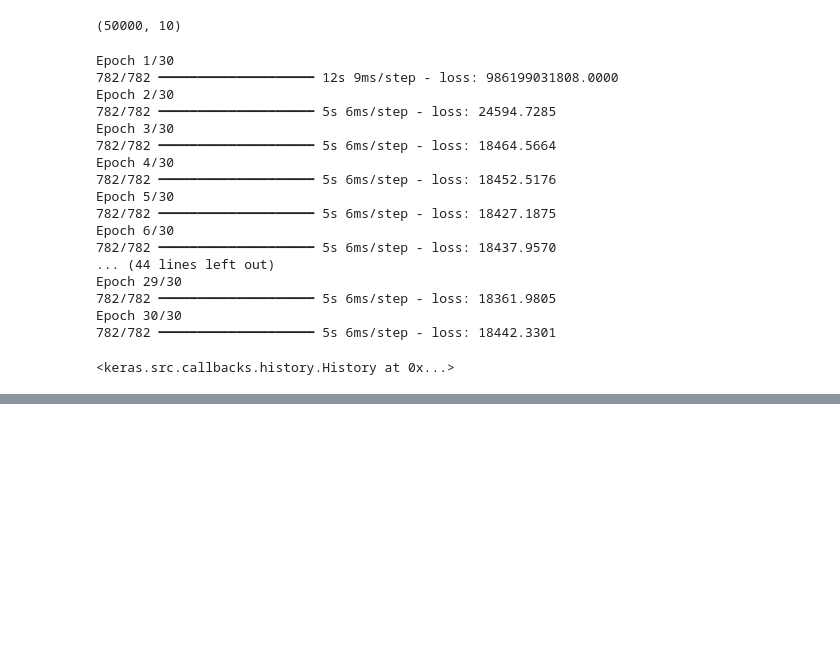
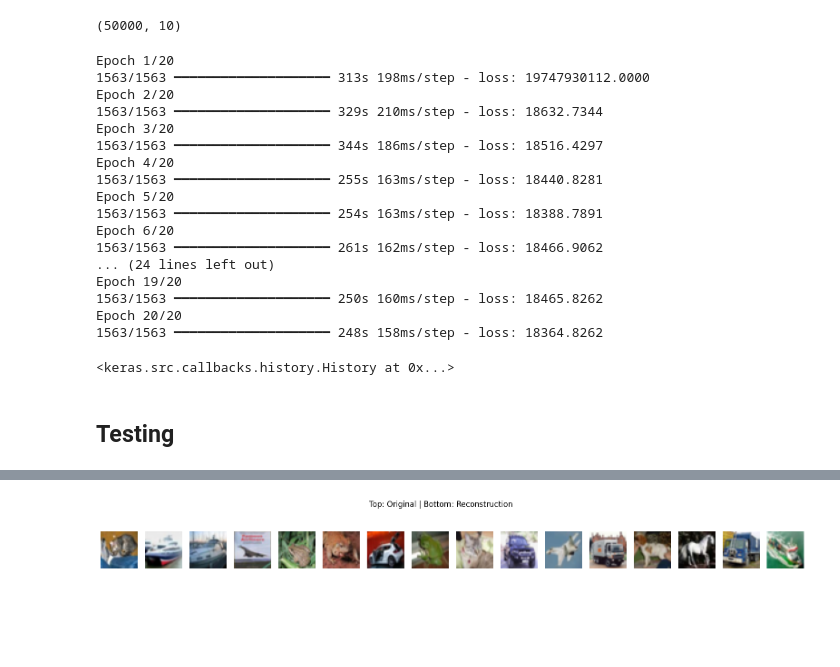
Before and after one commit to francesco-zatto/vae-cats-dogs, a Jupyter notebook: vae-mnist.ipynb, the cells around one changed output, grey strips where cells are left out. Drawn from its saved outputs; the diff is of its cells as text; code cells hidden in the pictures; blank space fills up the shorter version.

Commit message:
Train CVAE on cifar10 with poor results

```diff
--- a/vae-mnist.ipynb
+++ b/vae-mnist.ipynb
@@ -326,25 +341,30 @@ cvae_cifar.compile(optimizer=tf.keras.optimizers.Adam(1e-4))
 
 cvae_cifar.fit(
     [x_train, y_train_one_hot],
-    batch_size=64,
-    epochs=30
+    batch_size=32,
+    epochs=20
 )
 # %% [output]
-Epoch 1/30
-782/782 ━━━━━━━━━━━━━━━━━━━━ 12s 9ms/step - loss: 986199031808.0000
-Epoch 2/30
-782/782 ━━━━━━━━━━━━━━━━━━━━ 5s 6ms/step - loss: 24594.7285
-Epoch 3/30
-782/782 ━━━━━━━━━━━━━━━━━━━━ 5s 6ms/step - loss: 18464.5664
-Epoch 4/30
-782/782 ━━━━━━━━━━━━━━━━━━━━ 5s 6ms/step - loss: 18452.5176
-Epoch 5/30
-782/782 ━━━━━━━━━━━━━━━━━━━━ 5s 6ms/step - loss: 18427.1875
-Epoch 6/30
-782/782 ━━━━━━━━━━━━━━━━━━━━ 5s 6ms/step - loss: 18437.9570
-... (44 lines left out)
-Epoch 29/30
-782/782 ━━━━━━━━━━━━━━━━━━━━ 5s 6ms/step - loss: 18361.9805
-Epoch 30/30
-782/782 ━━━━━━━━━━━━━━━━━━━━ 5s 6ms/step - loss: 18442.3301
+Epoch 1/20
+1563/1563 ━━━━━━━━━━━━━━━━━━━━ 313s 198ms/step - loss: 19747930112.0000
+Epoch 2/20
+1563/1563 ━━━━━━━━━━━━━━━━━━━━ 329s 210ms/step - loss: 18632.7344
+Epoch 3/20
+1563/1563 ━━━━━━━━━━━━━━━━━━━━ 344s 186ms/step - loss: 18516.4297
+Epoch 4/20
+1563/1563 ━━━━━━━━━━━━━━━━━━━━ 255s 163ms/step - loss: 18440.8281
+Epoch 5/20
+1563/1563 ━━━━━━━━━━━━━━━━━━━━ 254s 163ms/step - loss: 18388.7891
+Epoch 6/20
+1563/1563 ━━━━━━━━━━━━━━━━━━━━ 261s 162ms/step - loss: 18466.9062
+... (24 lines left out)
+Epoch 19/20
+1563/1563 ━━━━━━━━━━━━━━━━━━━━ 250s 160ms/step - loss: 18465.8262
+Epoch 20/20
+1563/1563 ━━━━━━━━━━━━━━━━━━━━ 248s 158ms/step - loss: 18364.8262
 <keras.src.callbacks.history.History at 0x...>
+# %% [markdown]
+## Testing
+# %%
+_ = show_images_reconstruction(cvae_cifar, x_test, label=y_test_one_hot)
+# %% [output]
@@ -350,0 +374 @@ Epoch 30/30
+[figure, added]
```
Also changed, not shown: parts of 6 cells of this notebook.
